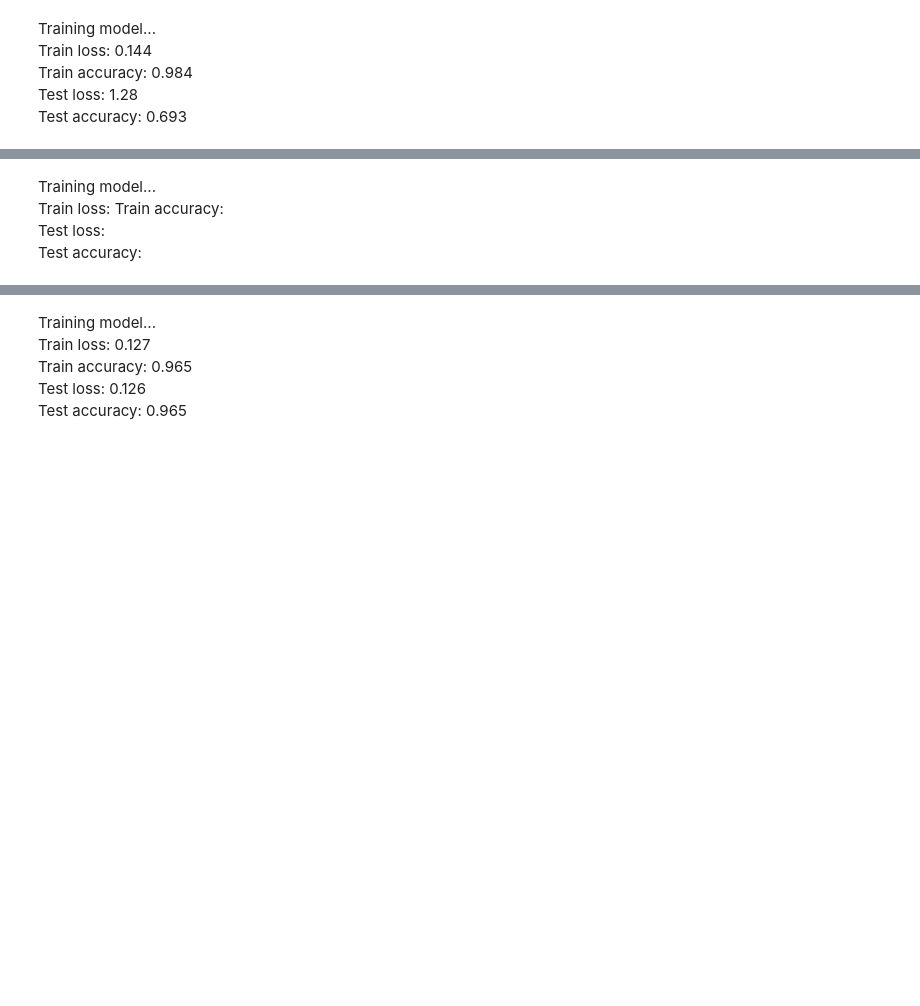
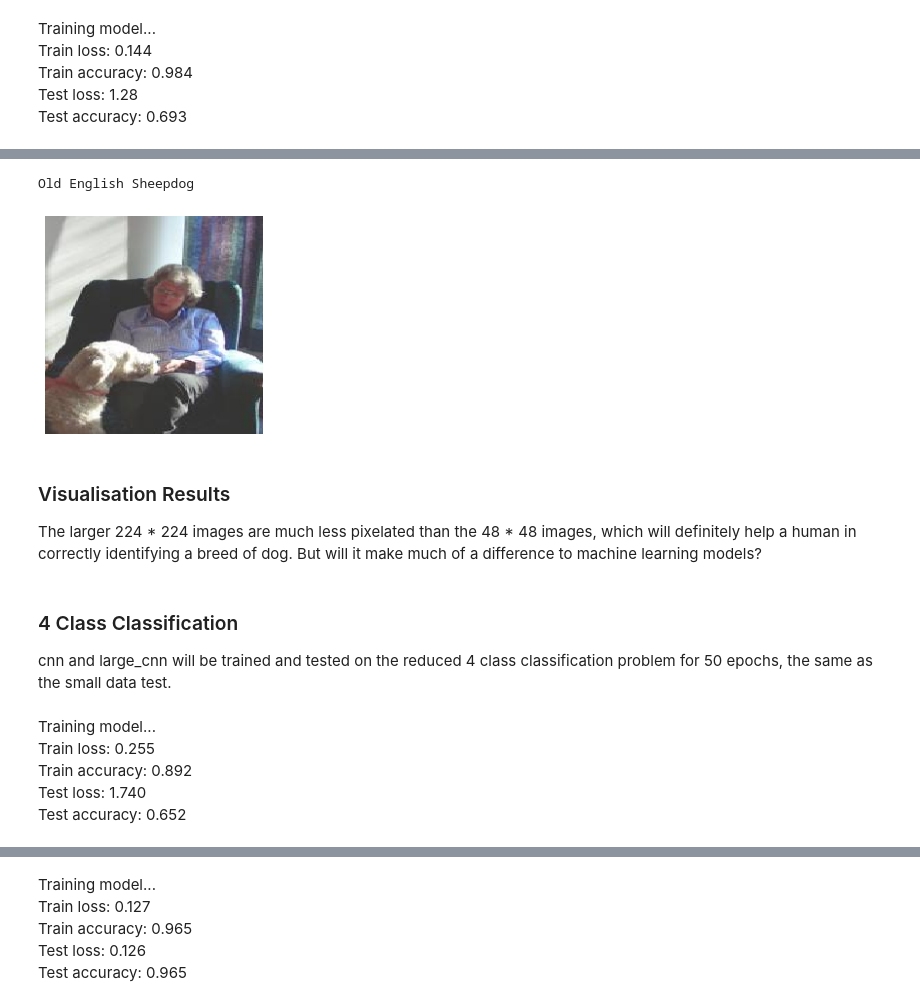
Before and after one commit to jarredr/ImageWoof-Classification, a Jupyter notebook: COMP7220 Individual Project.ipynb, the cells around one changed output, grey strips where cells are left out. Saved outputs shown, nothing was run; the diff lists cells and outputs as text; code cells hidden in the pictures; blank space fills up the shorter version.

```diff
--- a/COMP7220 Individual Project.ipynb
+++ b/COMP7220 Individual Project.ipynb
@@ -445,3 +486,14 @@ Models underfit at 40 epochs (1 % lower test accuracy)
+# %%
+plot_image(x_train[2000], y_train[2000])
+# %% [output]
+Old English Sheepdog
+[figure, added]
+# %% [markdown]
+### Visualisation Results
+The larger 224 \* 224 images are much less pixelated than the 48 \* 48 images, which will definitely help a human in correctly identifying a breed of dog. But will it make much of a difference to machine learning models?
+# %% [markdown]
+### 4 Class Classification
+cnn and large_cnn will be trained and tested on the reduced 4 class classification problem for 50 epochs, the same as the small data test.
 # %%
 img_dim = 224
 num_classes = 4
@@ -452,8 +504,8 @@ x_train, y_train, x_test, y_test, encoder_classes = data_loader('./data/imagewoo
 cnn(x_train, y_train, x_test, y_test, epochs=epochs, img_dim=img_dim, num_classes=num_classes)
 # %% [markdown]
 Training model...
-Train loss:
-Train accuracy:
-Test loss:
-Test accuracy:
+Train loss: 0.255
+Train accuracy: 0.892
+Test loss: 1.740
+Test accuracy: 0.652
 # %%
```
Also changed, not shown: parts of 63 cells of this notebook.
